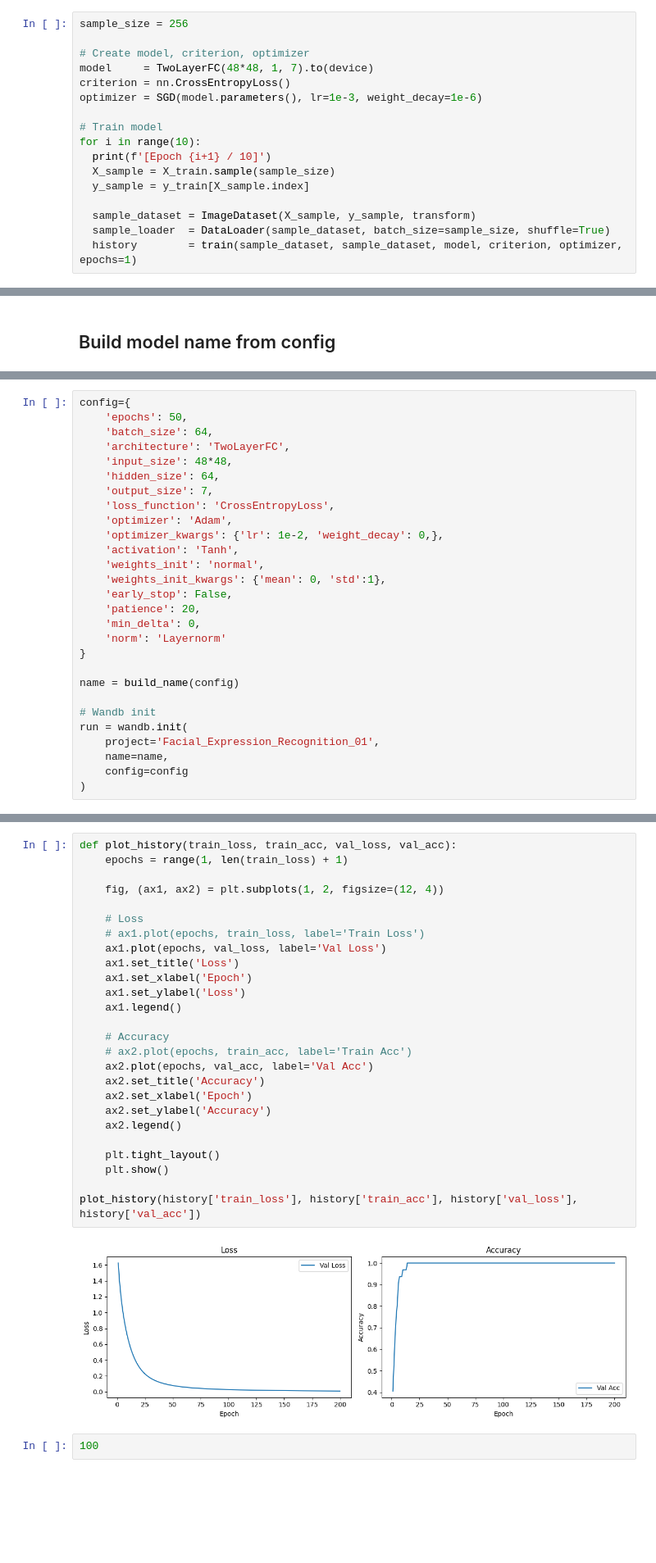
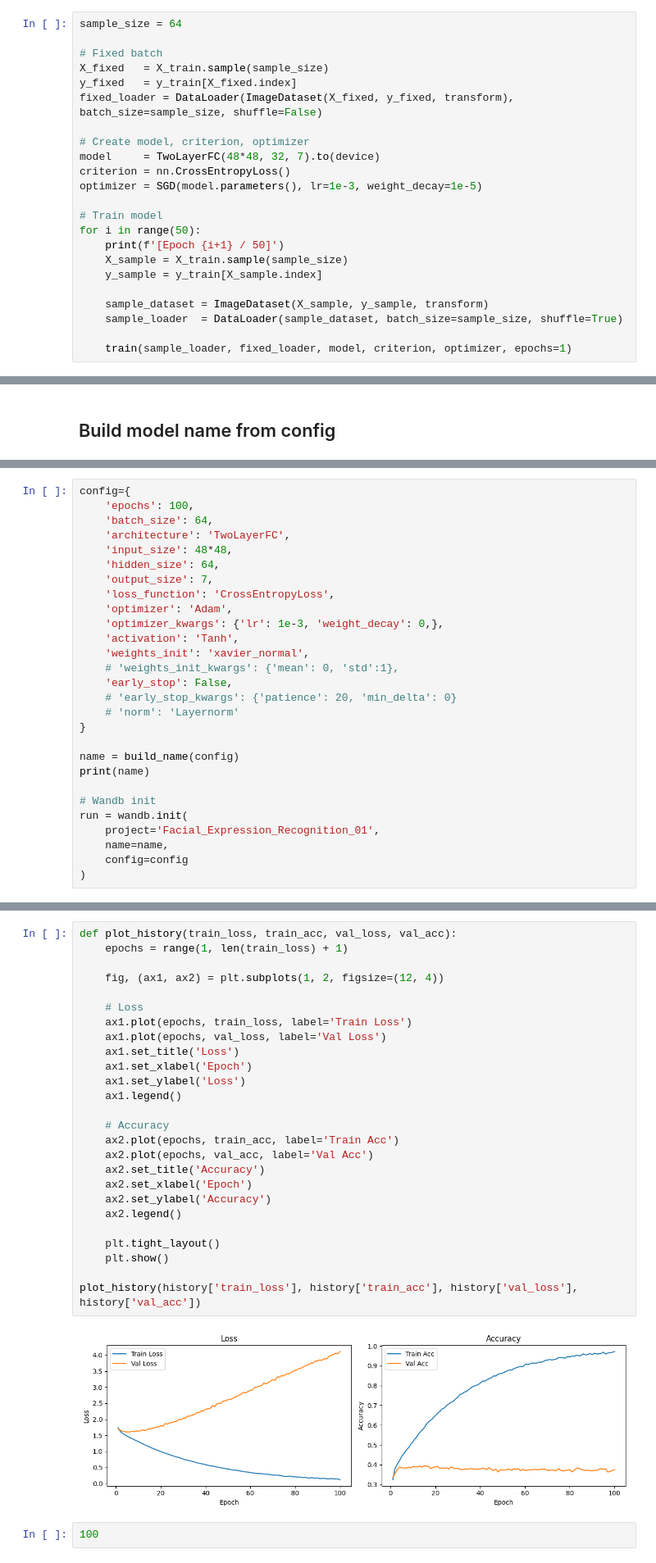
Before and after one commit to SandroBolkvadze/Facial-Expression-Recognition-Kaggle-Competition, a Jupyter notebook: facial-expression-recognition-01.ipynb, the cells around one changed output, grey strips where cells are left out. Shown at 82% size. Saved outputs shown, nothing was run; the diff lists cells and outputs as text; blank space fills up the shorter version.

```diff
--- a/facial-expression-recognition-01.ipynb
+++ b/facial-expression-recognition-01.ipynb
@@ -437,20 +423,26 @@ train_loss: 1.9199; train_acc: 0.1387; val_loss: 1.9191; val_acc: 0.1396
 # %% [markdown]
 ## Check: Loss vs Acc
 # %%
-sample_size = 256
+sample_size = 64
+
+# Fixed batch
+X_fixed   = X_train.sample(sample_size)
+y_fixed   = y_train[X_fixed.index]
+fixed_loader = DataLoader(ImageDataset(X_fixed, y_fixed, transform), batch_size=sample_size, shuffle=False)
 
 # Create model, criterion, optimizer
-model     = TwoLayerFC(48*48, 1, 7).to(device)
+model     = TwoLayerFC(48*48, 32, 7).to(device)
 criterion = nn.CrossEntropyLoss()
-optimizer = SGD(model.parameters(), lr=1e-3, weight_decay=1e-6)
+optimizer = SGD(model.parameters(), lr=1e-3, weight_decay=1e-5)
 
 # Train model
-for i in range(10):
-  print(f'[Epoch {i+1} / 10]')
-  X_sample = X_train.sample(sample_size)
-  y_sample = y_train[X_sample.index]
+for i in range(50):
+    print(f'[Epoch {i+1} / 50]')
+    X_sample = X_train.sample(sample_size)
+    y_sample = y_train[X_sample.index]
 
-  sample_dataset = ImageDataset(X_sample, y_sample, transform)
-  sample_loader  = DataLoader(sample_dataset, batch_size=sample_size, shuffle=True)
-  history        = train(sample_dataset, sample_dataset, model, criterion, optimizer, epochs=1)
+    sample_dataset = ImageDataset(X_sample, y_sample, transform)
+    sample_loader  = DataLoader(sample_dataset, batch_size=sample_size, shuffle=True)
+
+    train(sample_loader, fixed_loader, model, criterion, optimizer, epochs=1)
 # %% [output]
@@ -654,6 +665,6 @@ def build_name(config):
 # %%
 config={
-    'epochs': 50,
+    'epochs': 100,
     'batch_size': 64,
     'architecture': 'TwoLayerFC',
     'input_size': 48*48,
@@ -661,17 +672,17 @@ config={
     'output_size': 7,
     'loss_function': 'CrossEntropyLoss',
     'optimizer': 'Adam',
-    'optimizer_kwargs': {'lr': 1e-2, 'weight_decay': 0,},
+    'optimizer_kwargs': {'lr': 1e-3, 'weight_decay': 0,},
     'activation': 'Tanh',
-    'weights_init': 'normal',
-    'weights_init_kwargs': {'mean': 0, 'std':1},
+    'weights_init': 'xavier_normal',
+    # 'weights_init_kwargs': {'mean': 0, 'std':1},
     'early_stop': False,
-    'patience': 20,
-    'min_delta': 0,
-    'norm': 'Layernorm'
+    # 'early_stop_kwargs': {'patience': 20, 'min_delta': 0}
+    # 'norm': 'Layernorm'
 }
 
 name = build_name(config)
+print(name)
 
 # Wandb init
 run = wandb.init(
@@ -725,30 +767,30 @@ train_loss: 1.4055; train_acc: 0.4675; val_loss: 1.7534; val_acc: 0.3495
 # %%
 def plot_history(train_loss, train_acc, val_loss, val_acc):
     epochs = range(1, len(train_loss) + 1)
 
     fig, (ax1, ax2) = plt.subplots(1, 2, figsize=(12, 4))
 
     # Loss
-    # ax1.plot(epochs, train_loss, label='Train Loss')
+    ax1.plot(epochs, train_loss, label='Train Loss')
     ax1.plot(epochs, val_loss, label='Val Loss')
     ax1.set_title('Loss')
     ax1.set_xlabel('Epoch')
     ax1.set_ylabel('Loss')
     ax1.legend()
 
     # Accuracy
-    # ax2.plot(epochs, train_acc, label='Train Acc')
+    ax2.plot(epochs, train_acc, label='Train Acc')
     ax2.plot(epochs, val_acc, label='Val Acc')
     ax2.set_title('Accuracy')
     ax2.set_xlabel('Epoch')
     ax2.set_ylabel('Accuracy')
     ax2.legend()
 
     plt.tight_layout()
     plt.show()
 
 plot_history(history['train_loss'], history['train_acc'], history['val_loss'], history['val_acc'])
 # %% [output]
-[figure, old version]
+[figure, new version]
 # %%
 100
```
Also changed, not shown: parts of 13 cells of this notebook.
